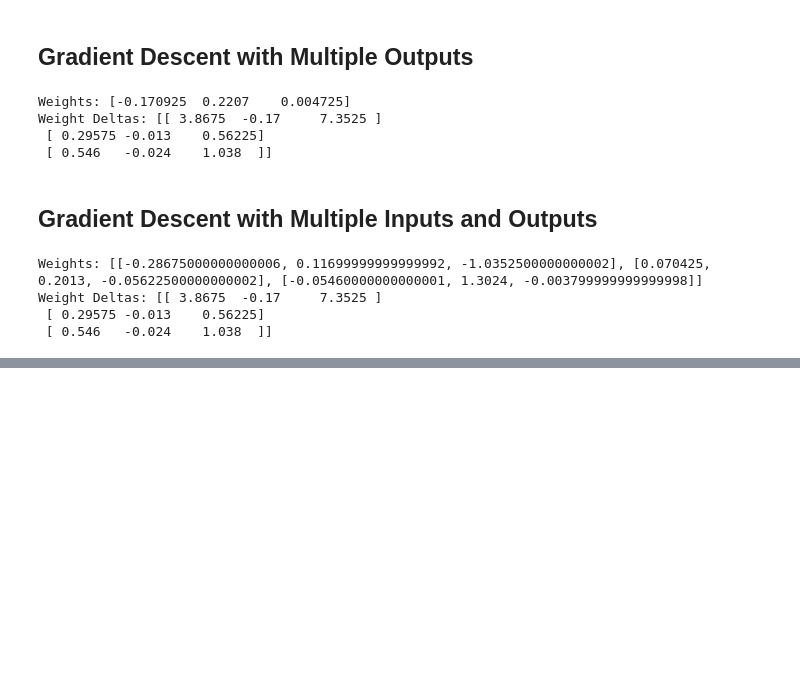
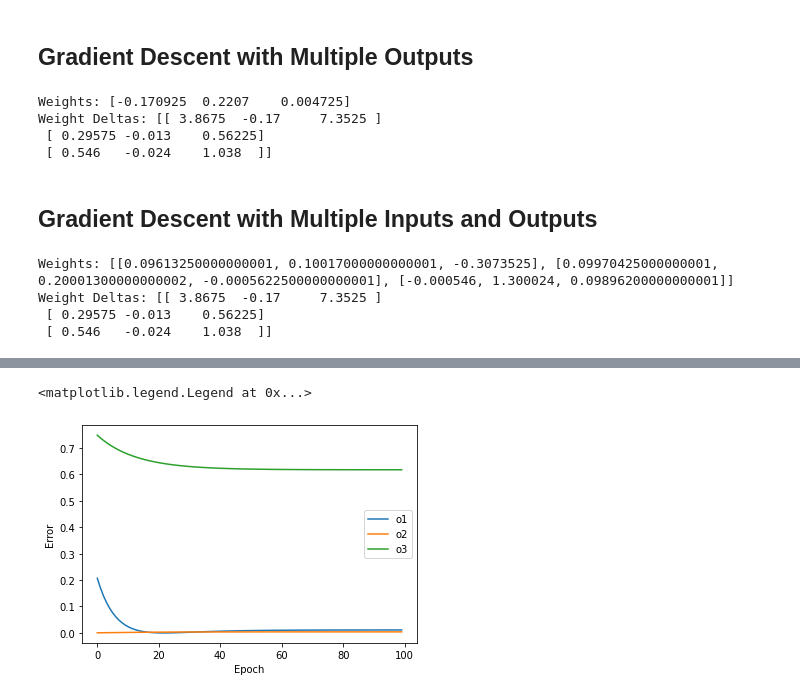
Before and after one commit to woodRock/grokking-deep-learning, a Jupyter notebook: chapter_5_generalizing_gradient_descent.ipynb, the cells around one changed output, grey strips where cells are left out. Drawn from its saved outputs; the diff is of its cells as text; code cells hidden in the pictures; blank space fills up the shorter version.

```diff
--- a/chapter_5_generalizing_gradient_descent.ipynb
+++ b/chapter_5_generalizing_gradient_descent.ipynb
@@ -301,6 +301,7 @@ sad = [0.1, 0.0, 0.1, 0.2]
 input = [toes[0], wlrec[0], nfans[0]]
 true = [hurt[0], win[0], sad[0]]
 
+epochs = 10
 pred = neural_network(input,weights)
 
 error = [0, 0, 0]
@@ -319,7 +320,77 @@ for i in range(len(weights)):
 print(f"Weights: {weights}")
 print(f"Weight Deltas: {weight_deltas}")
 # %% [output]
-Weights: [[-0.28675000000000006, 0.11699999999999992, -1.0352500000000002], [0.070425, 0.2013, -0.05622500000000002], [-0.05460000000000001, 1.3024, -0.003799999999999998]]
+Weights: [[0.09613250000000001, 0.10017000000000001, -0.3073525], [0.09970425000000001, 0.20001300000000002, -0.0005622500000000001], [-0.000546, 1.300024, 0.09896200000000001]]
 Weight Deltas: [[ 3.8675  -0.17     7.3525 ]
  [ 0.29575 -0.013    0.56225]
  [ 0.546   -0.024    1.038  ]]
+# %%
+weights = [[0.1, 0.1, -0.3],
+           [0.1, 0.2, 0.0],
+           [0.0, 1.3, 0.1]]
+
+def w_sum(a,b):
+    assert(len(a) == len(b))
+    output = sum([a*b for a,b in zip(a,b)])
+    return output
+
+def vect_mat_mul(vect, matrix):
+    assert(len(vect) == len(matrix))
+    output = [0,0,0]
+    for i in range(len(vect)):
+        output[i] = w_sum(vect,matrix[i])
+    return output
+
+def outer_product(a,b):
+    out = np.zeros((len(a), len(b)))
+    for i in range(len(a)):
+        for j in range(len(b)):
+            out[i][j] = a[i] * b[j]
+    return out
+
+def neural_network(input, weights):
+    pred = vect_mat_mul(input,weights)
+    return pred
+
+toes = [8.5, 9.5, 9.9, 9.0]
+wlrec = [0.65, 1.0, 1.0, 0.9]
+nfans = [1.2, 1.3, 0.5, 1.0]
+
+hurt = [0.1, 0.0, 0.0, 0.9]
+win = [1,1,0,1]
+sad = [0.1, 0.0, 0.1, 0.2]
+
+input = [toes[0], wlrec[0], nfans[0]]
+true = [hurt[0], win[0], sad[0]]
+alpha = 0.001
+
+epochs = 100
+errors = []
+for e in range(epochs):
+    pred = neural_network(input,weights)
+
+    error = [0, 0, 0]
+    delta = [0, 0, 0]
+
+    for i in range(len(true)):
+        error[i] = (pred[i] - true[i]) ** 2
+        delta[i] = pred[i] - true[i]
+
+    weight_deltas = outer_product(input,delta)
+
+    for i in range(len(weights)):
+        for j in range(len(weights[0])):
+            weights[i][j] -= alpha * weight_deltas[i][j]
+
+    errors.append(error)
+    if e % 5 == 0:
+        print(f"Weights: {weights}")
+        print(f"Weight Deltas: {weight_deltas}")
+
+errors = np.array(errors).T
+for i, error in enumerate(errors):
+    plt.plot(error, label=f"o{i+1}")
+plt.xlabel("Epoch")
+plt.ylabel("Error")
+plt.legend()
+# %% [output]
@@ -325,0 +414,2 @@ Weight Deltas: [[ 3.8675  -0.17     7.3525 ]
+<matplotlib.legend.Legend at 0x...>
+[figure, added]
```
Also changed, not shown: parts of 1 cell of this notebook.
